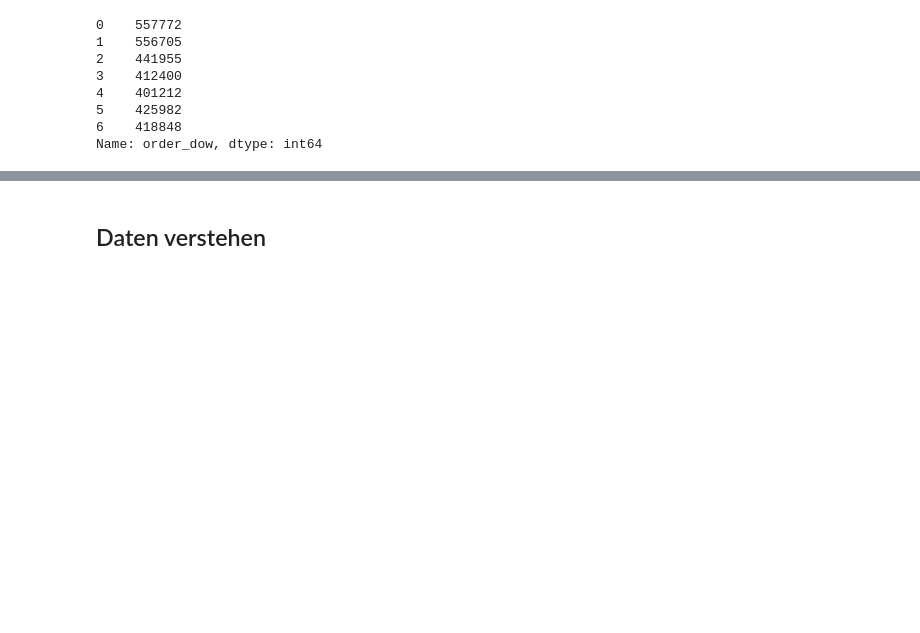
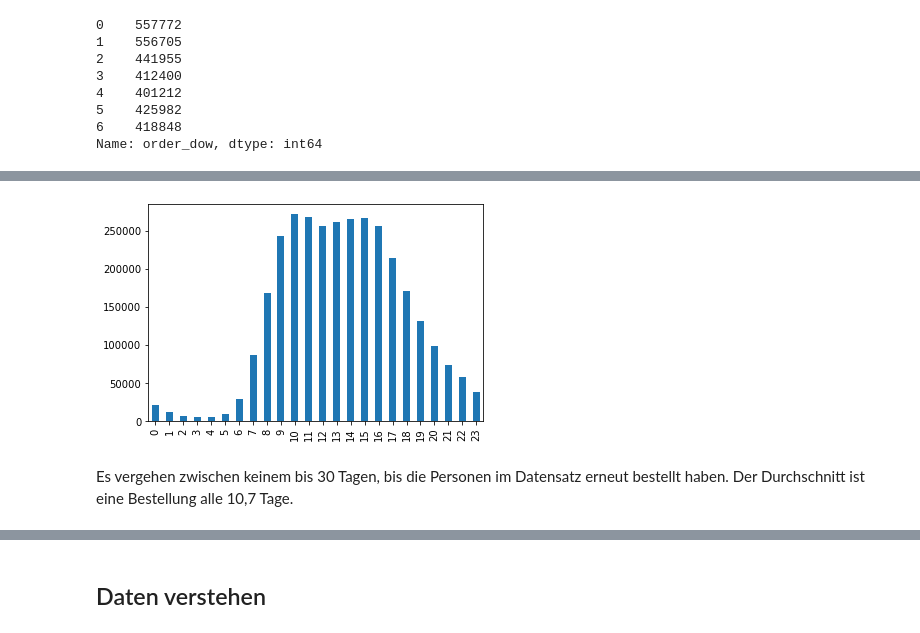
Before and after one commit to JonasHauth/Instacart-Tip-Prediction---Gruppe-6, a Jupyter notebook: Tip_Prediction_Instacart.ipynb, the cells around one changed output, grey strips where cells are left out. Cells and saved outputs as stored; diff of their text form; code cells hidden in the pictures; blank space fills up the shorter version.

```diff
--- a/Tip_Prediction_Instacart.ipynb
+++ b/Tip_Prediction_Instacart.ipynb
@@ -261,0 +284,7 @@ Name: order_dow, dtype: int64
+# %%
+ax = instacart_train.order_hour_of_day.value_counts().sort_index().plot(kind='bar')
+plt.show()
+# %% [output]
+[figure, added]
+# %% [markdown]
+Es vergehen zwischen keinem bis 30 Tagen, bis die Personen im Datensatz erneut bestellt haben. Der Durchschnitt ist eine Bestellung alle 10,7 Tage.
```
Also changed, not shown: parts of 4 cells of this notebook.
